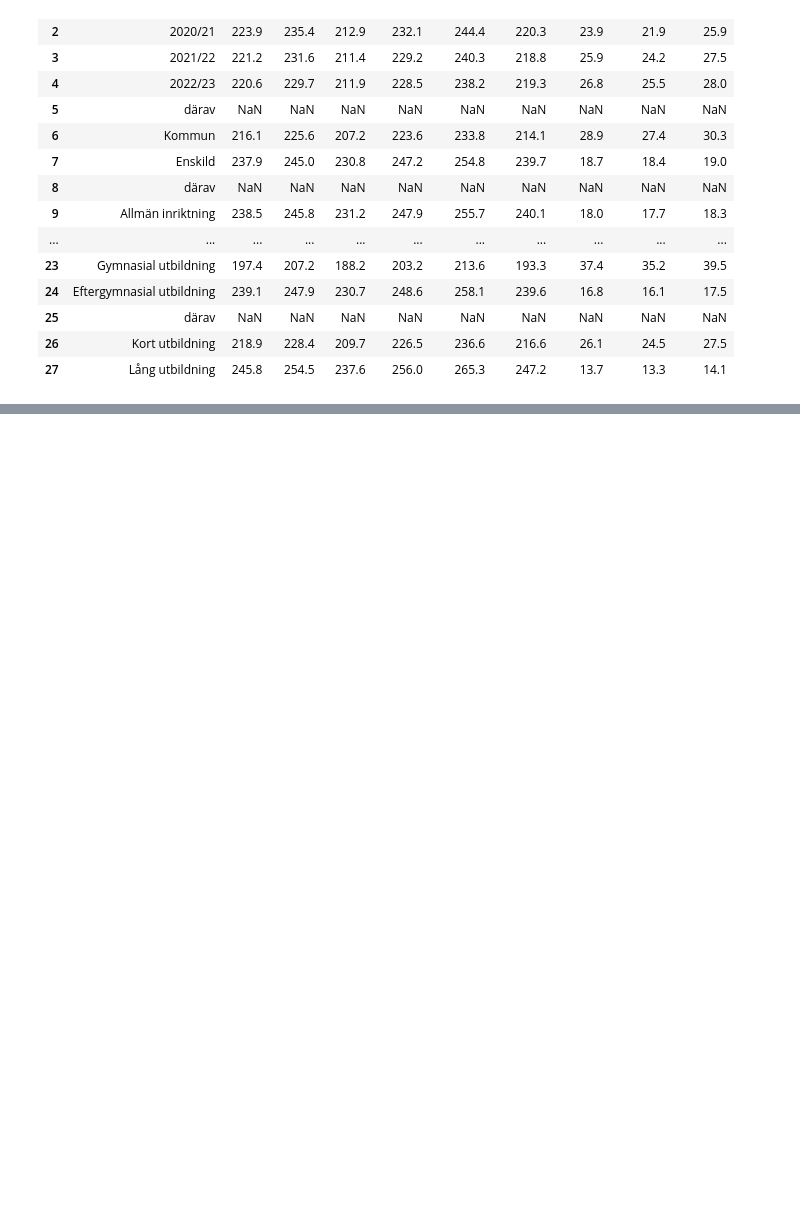
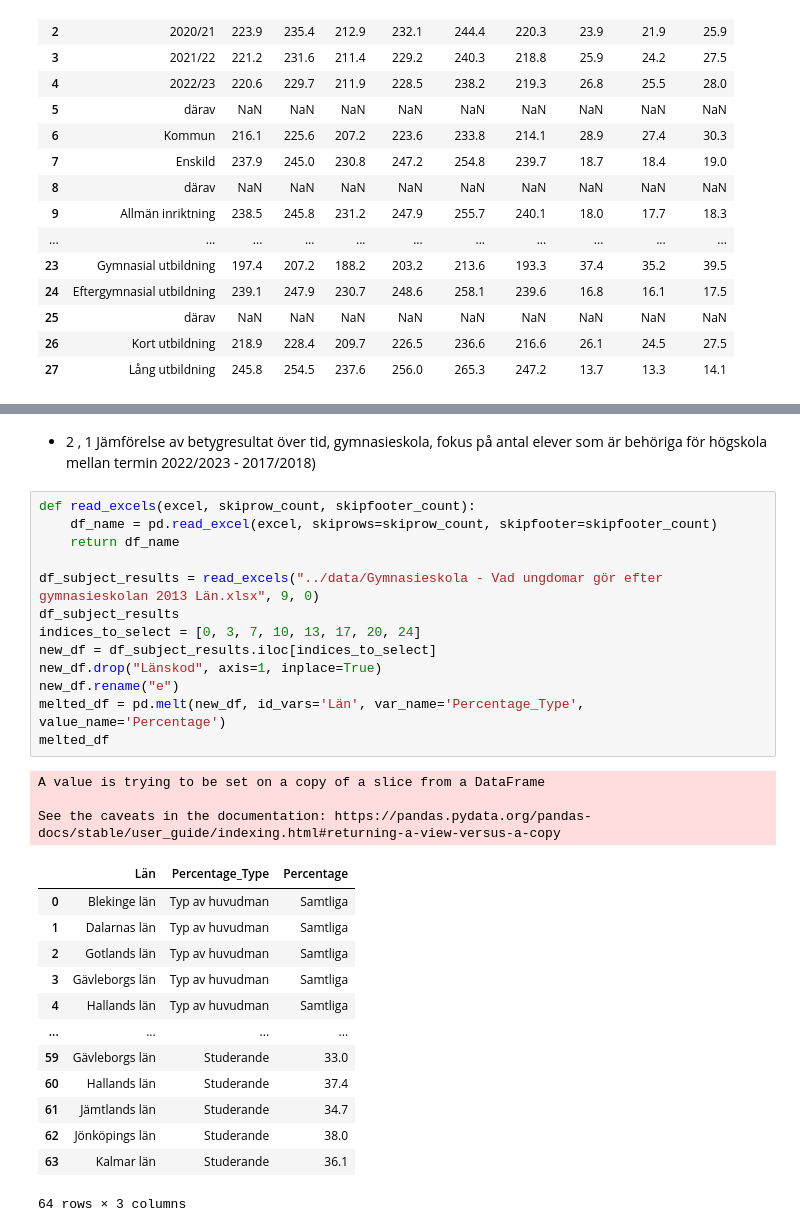
Before and after one commit to NoahEliasson/Python-Noah-Eliasson-OPA23, a Jupyter notebook: labb_2/labb_2.ipynb, the cells around one changed output, grey strips where cells are left out. Drawn from its saved outputs; the diff is of its cells as text; blank space fills up the shorter version.

```diff
--- a/labb_2/labb_2.ipynb
+++ b/labb_2/labb_2.ipynb
@@ -226,0 +237,32 @@ ValueError: Value of 'y' is not the name of a column in 'data_frame'. Expected o
+# %% [markdown]
+- 2 , 1 Jämförelse av betygresultat över tid, gymnasieskola, fokus på antal elever som är behöriga för högskola mellan termin 2022/2023 - 2017/2018)
+# %%
+def read_excels(excel, skiprow_count, skipfooter_count):
+    df_name = pd.read_excel(excel, skiprows=skiprow_count, skipfooter=skipfooter_count)
+    return df_name
+
+df_subject_results = read_excels("../data/Gymnasieskola - Vad ungdomar gör efter gymnasieskolan 2013 Län.xlsx", 9, 0)
+df_subject_results
+indices_to_select = [0, 3, 7, 10, 13, 17, 20, 24]
+new_df = df_subject_results.iloc[indices_to_select]
+new_df.drop("Länskod", axis=1, inplace=True)
+new_df.rename("e")
+melted_df = pd.melt(new_df, id_vars='Län', var_name='Percentage_Type', value_name='Percentage')
+melted_df
+# %% [output]
+A value is trying to be set on a copy of a slice from a DataFrame
+
+See the caveats in the documentation: https://pandas.pydata.org/pandas-docs/stable/user_guide/indexing.html#returning-a-view-versus-a-copy
+|  | Län | Percentage_Type | Percentage |
+| 0 | Blekinge län | Typ av huvudman | Samtliga |
+| 1 | Dalarnas län | Typ av huvudman | Samtliga |
+| 2 | Gotlands län | Typ av huvudman | Samtliga |
+| 3 | Gävleborgs län | Typ av huvudman | Samtliga |
+| 4 | Hallands län | Typ av huvudman | Samtliga |
+| ... | ... | ... | ... |
+| 59 | Gävleborgs län | Studerande | 33.0 |
+| 60 | Hallands län | Studerande | 37.4 |
+| 61 | Jämtlands län | Studerande | 34.7 |
+| 62 | Jönköpings län | Studerande | 38.0 |
+| 63 | Kalmar län | Studerande | 36.1 |
+64 rows × 3 columns
```
Also changed, not shown: parts of 11 cells of this notebook, 12 other files.
